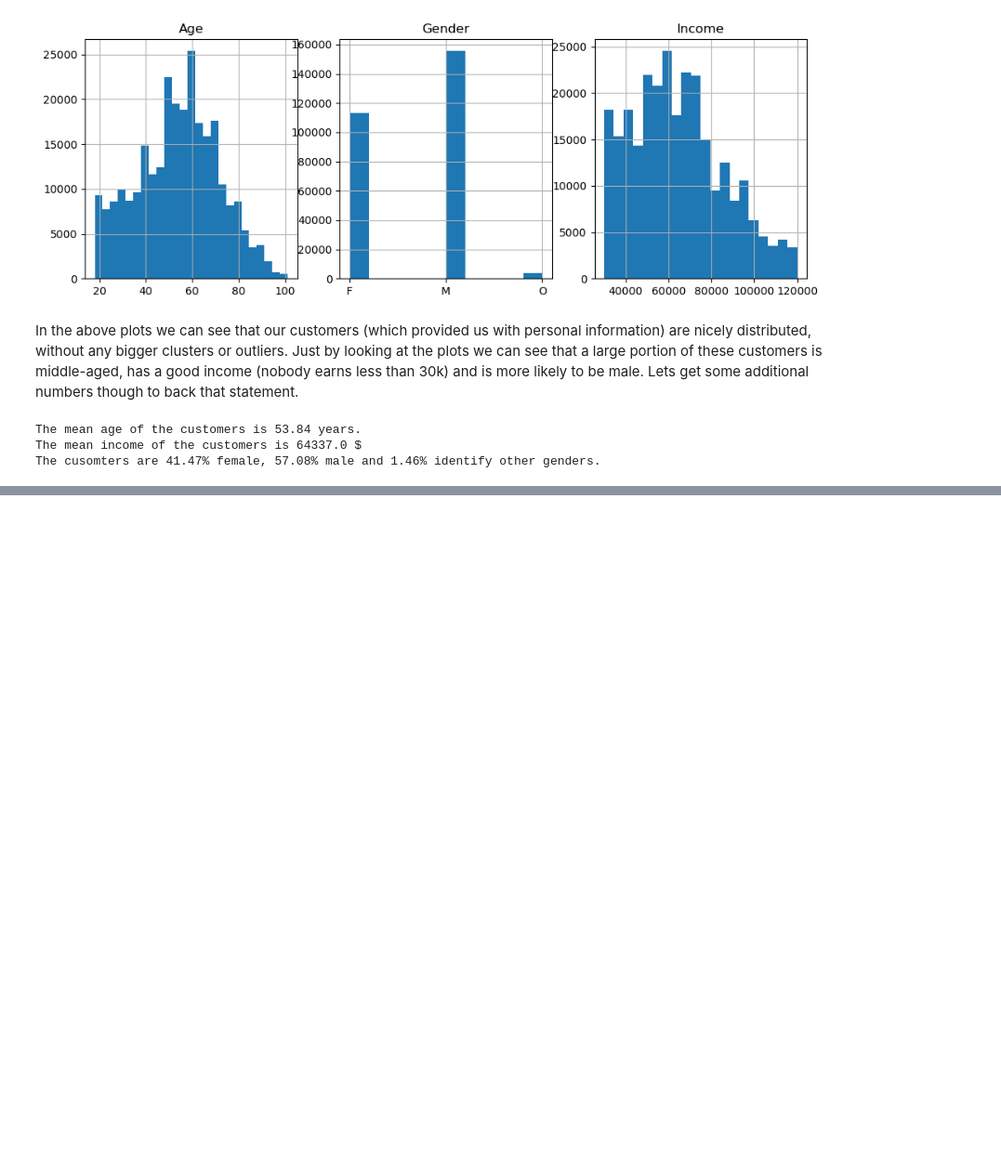
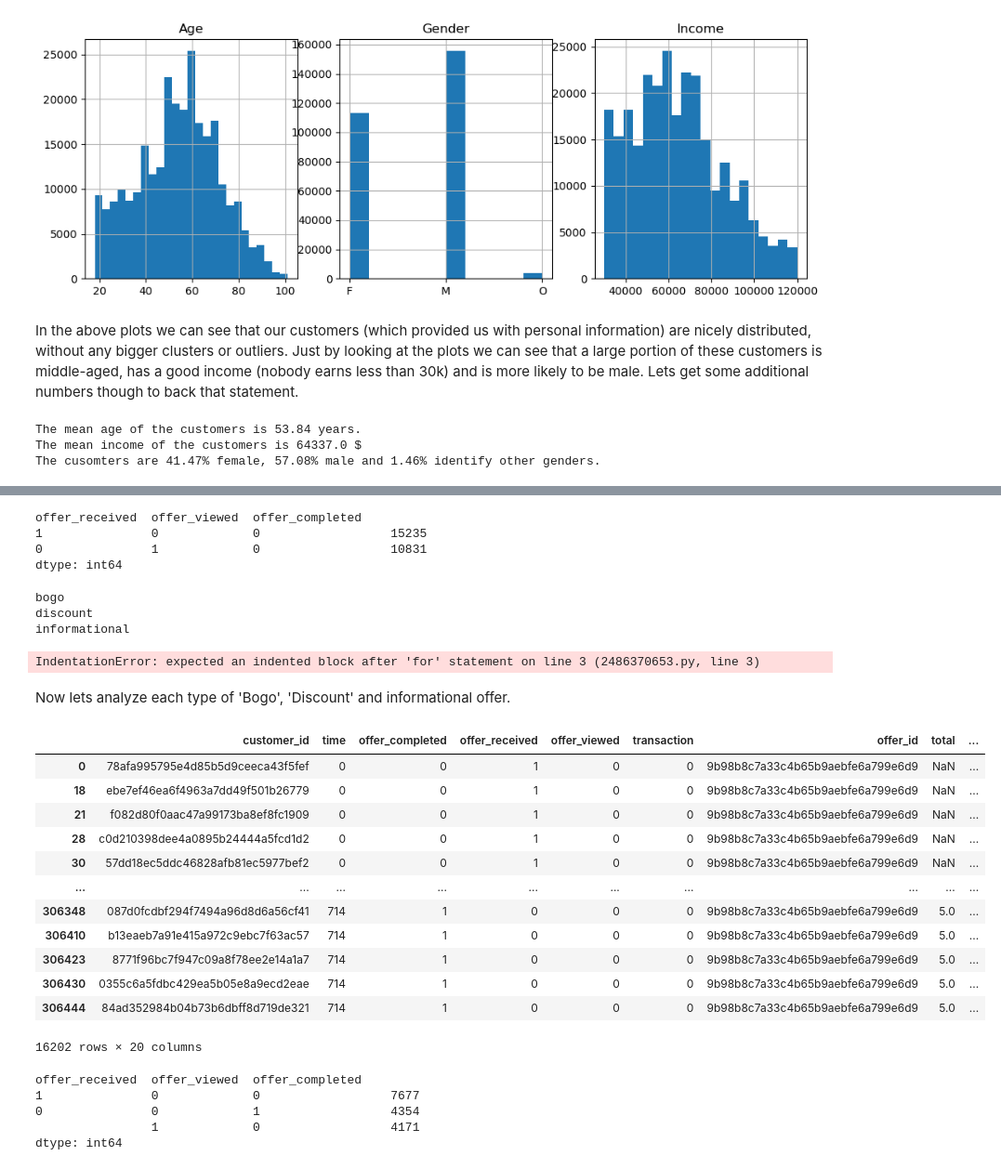
Before and after one commit to Daniel-Hutcheson/starbucks_capstone_project, a Jupyter notebook: Starbucks_Capstone_notebook.ipynb, the cells around one changed output, grey strips where cells are left out. Shown: that part at 93% size. Drawn from its saved outputs; the diff is of its cells as text; code cells hidden in the pictures; blank space fills up the shorter version.

```diff
--- a/Starbucks_Capstone_notebook.ipynb
+++ b/Starbucks_Capstone_notebook.ipynb
@@ -847,0 +908,49 @@ The cusomters are 41.47% female, 57.08% male and 1.46% identify other genders.
+# %%
+data_offers[data_offers.offer_type == 'bogo'][['offer_received','offer_viewed', 'offer_completed']].value_counts()
+data_offers[data_offers.offer_type == 'discount'][['offer_received','offer_viewed', 'offer_completed']].value_counts()
+data_offers[data_offers.offer_type == 'informational'][['offer_received','offer_viewed', 'offer_completed']].value_counts()
+# %% [output]
+offer_received  offer_viewed  offer_completed
+1               0             0                  15235
+0               1             0                  10831
+dtype: int64
+# %%
+for type in data_offers.offer_type.unique():
+    print(type)
+# %% [output]
+bogo
+discount
+informational
+# %%
+fig, axes = plt.subplots(1, 3, figsize=(12,4))
+
+for offer_type in data_offers.offer_type.unique():
+# %% [output]
+IndentationError: expected an indented block after 'for' statement on line 3 (2486370653.py, line 3)
+# %% [markdown]
+Now lets analyze each type of 'Bogo', 'Discount' and informational offer.
+# %%
+offer_id = data[data.offer_received == 1].iloc[0].offer_id
+data[data.offer_id == offer_id]
+# %% [output]
+|  | customer_id | time | offer_completed | offer_received | offer_viewed | transaction | offer_id | total | ... |
+| 0 | 78afa995795e4d85b5d9ceeca43f5fef | 0 | 0 | 1 | 0 | 0 | 9b98b8c7a33c4b65b9aebfe6a799e6d9 | NaN | ... |
+| 18 | ebe7ef46ea6f4963a7dd49f501b26779 | 0 | 0 | 1 | 0 | 0 | 9b98b8c7a33c4b65b9aebfe6a799e6d9 | NaN | ... |
+| 21 | f082d80f0aac47a99173ba8ef8fc1909 | 0 | 0 | 1 | 0 | 0 | 9b98b8c7a33c4b65b9aebfe6a799e6d9 | NaN | ... |
+| 28 | c0d210398dee4a0895b24444a5fcd1d2 | 0 | 0 | 1 | 0 | 0 | 9b98b8c7a33c4b65b9aebfe6a799e6d9 | NaN | ... |
+| 30 | 57dd18ec5ddc46828afb81ec5977bef2 | 0 | 0 | 1 | 0 | 0 | 9b98b8c7a33c4b65b9aebfe6a799e6d9 | NaN | ... |
+| ... | ... | ... | ... | ... | ... | ... | ... | ... | ... |
+| 306348 | 087d0fcdbf294f7494a96d8d6a56cf41 | 714 | 1 | 0 | 0 | 0 | 9b98b8c7a33c4b65b9aebfe6a799e6d9 | 5.0 | ... |
+| 306410 | b13eaeb7a91e415a972c9ebc7f63ac57 | 714 | 1 | 0 | 0 | 0 | 9b98b8c7a33c4b65b9aebfe6a799e6d9 | 5.0 | ... |
+| 306423 | 8771f96bc7f947c09a8f78ee2e14a1a7 | 714 | 1 | 0 | 0 | 0 | 9b98b8c7a33c4b65b9aebfe6a799e6d9 | 5.0 | ... |
+| 306430 | 0355c6a5fdbc429ea5b05e8a9ecd2eae | 714 | 1 | 0 | 0 | 0 | 9b98b8c7a33c4b65b9aebfe6a799e6d9 | 5.0 | ... |
+| 306444 | 84ad352984b04b73b6dbff8d719de321 | 714 | 1 | 0 | 0 | 0 | 9b98b8c7a33c4b65b9aebfe6a799e6d9 | 5.0 | ... |
+16202 rows × 20 columns
+# %%
+data[data.offer_id == offer_id][['offer_received','offer_viewed', 'offer_completed']].value_counts()
+# %% [output]
+offer_received  offer_viewed  offer_completed
+1               0             0                  7677
+0               0             1                  4354
+                1             0                  4171
+dtype: int64
```
Also changed, not shown: parts of 13 cells of this notebook.
